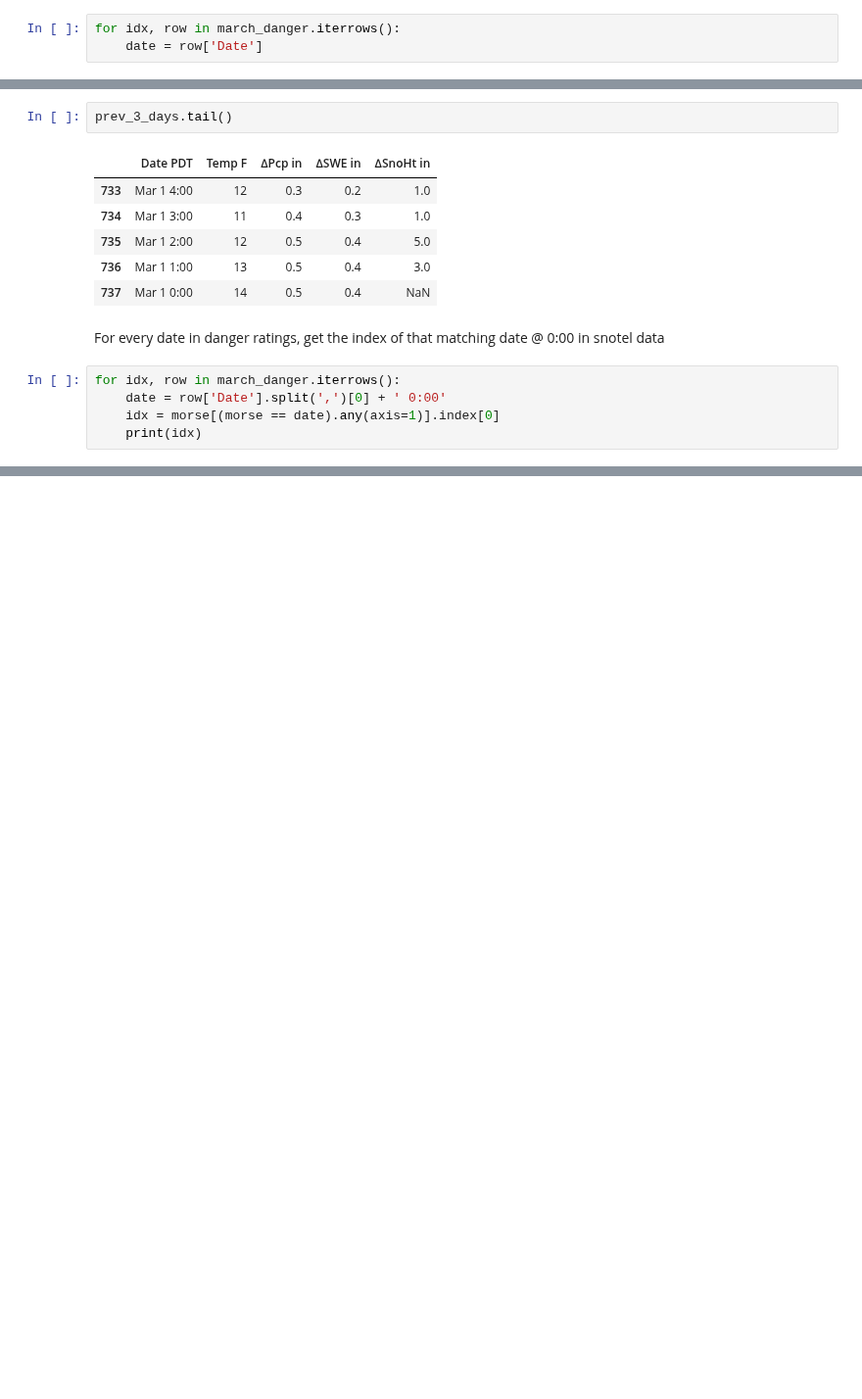
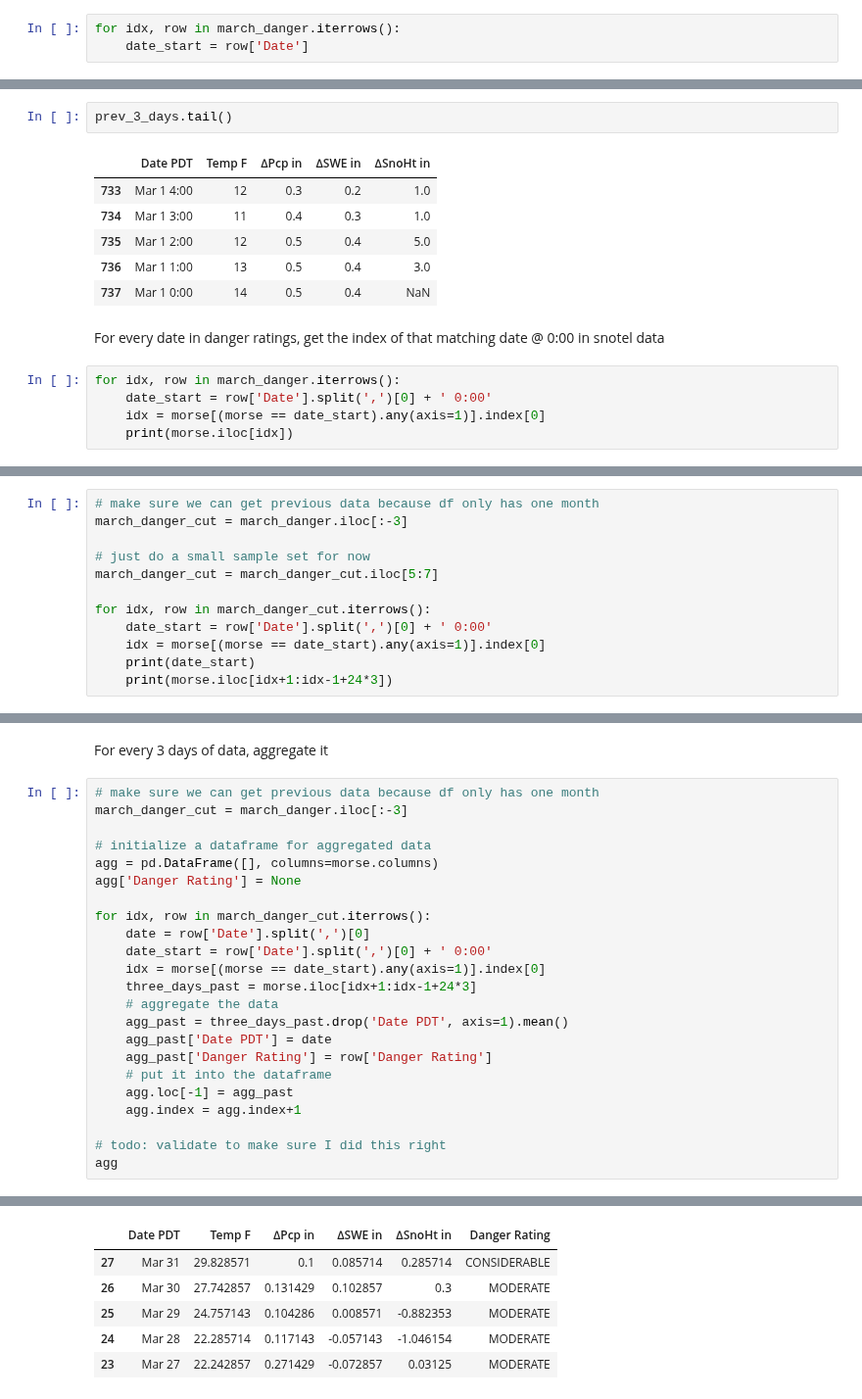
Before and after one commit to itsjpb/470-avalanche-prediction, a Jupyter notebook: mvp_prediction.ipynb, the cells around one changed output, grey strips where cells are left out. Shown at 98% size. Cells and saved outputs as stored; diff of their text form; blank space fills up the shorter version.

Commit message:
aggregated snotel data and attached to danger rating

```diff
--- a/example_data_loading.ipynb
+++ b/mvp_prediction.ipynb
@@ -161,7 +161,7 @@ This will give us a really bad training set because all the values are Moderate
 Iterate over rows
 # %%
 for idx, row in march_danger.iterrows():
-    date = row['Date']
+    date_start = row['Date']
 # %% [markdown]
 
 Get date from row
@@ -199,7 +199,7 @@ prev_3_days.tail()
 For every date in danger ratings, get the index of that matching date @ 0:00 in snotel data
 # %%
 for idx, row in march_danger.iterrows():
-    date = row['Date'].split(',')[0] + ' 0:00'
-    idx = morse[(morse == date).any(axis=1)].index[0]
-    print(idx)
+    date_start = row['Date'].split(',')[0] + ' 0:00'
+    idx = morse[(morse == date_start).any(axis=1)].index[0]
+    print(morse.iloc[idx])
 # %% [output]
@@ -222,0 +225,12 @@ Mar 1 0:00
+# %%
+# make sure we can get previous data because df only has one month
+march_danger_cut = march_danger.iloc[:-3]
+
+# just do a small sample set for now
+march_danger_cut = march_danger_cut.iloc[5:7]
+
+for idx, row in march_danger_cut.iterrows():
+    date_start = row['Date'].split(',')[0] + ' 0:00'
+    idx = morse[(morse == date_start).any(axis=1)].index[0]
+    print(date_start)
+    print(morse.iloc[idx+1:idx-1+24*3])
@@ -222,0 +255,26 @@ Mar 1 0:00
+# %% [markdown]
+For every 3 days of data, aggregate it
+# %%
+# make sure we can get previous data because df only has one month
+march_danger_cut = march_danger.iloc[:-3]
+
+# initialize a dataframe for aggregated data
+agg = pd.DataFrame([], columns=morse.columns)
+agg['Danger Rating'] = None
+
+for idx, row in march_danger_cut.iterrows():
+    date = row['Date'].split(',')[0]
+    date_start = row['Date'].split(',')[0] + ' 0:00'
+    idx = morse[(morse == date_start).any(axis=1)].index[0]
+    three_days_past = morse.iloc[idx+1:idx-1+24*3]
+    # aggregate the data
+    agg_past = three_days_past.drop('Date PDT', axis=1).mean()
+    agg_past['Date PDT'] = date
+    agg_past['Danger Rating'] = row['Danger Rating']
+    # put it into the dataframe
+    agg.loc[-1] = agg_past
+    agg.index = agg.index+1
+
+# todo: validate to make sure I did this right
+agg
+# %% [output]
@@ -222,0 +298,6 @@ Mar 1 0:00
+|  | Date PDT | Temp F | ∆Pcp in | ∆SWE in | ∆SnoHt in | Danger Rating |
+| 27 | Mar 31 | 29.828571 | 0.1 | 0.085714 | 0.285714 | CONSIDERABLE |
+| 26 | Mar 30 | 27.742857 | 0.131429 | 0.102857 | 0.3 | MODERATE |
+| 25 | Mar 29 | 24.757143 | 0.104286 | 0.008571 | -0.882353 | MODERATE |
+| 24 | Mar 28 | 22.285714 | 0.117143 | -0.057143 | -1.046154 | MODERATE |
+| 23 | Mar 27 | 22.242857 | 0.271429 | -0.072857 | 0.03125 | MODERATE |
```
Also changed, not shown: parts of 4 cells of this notebook.
